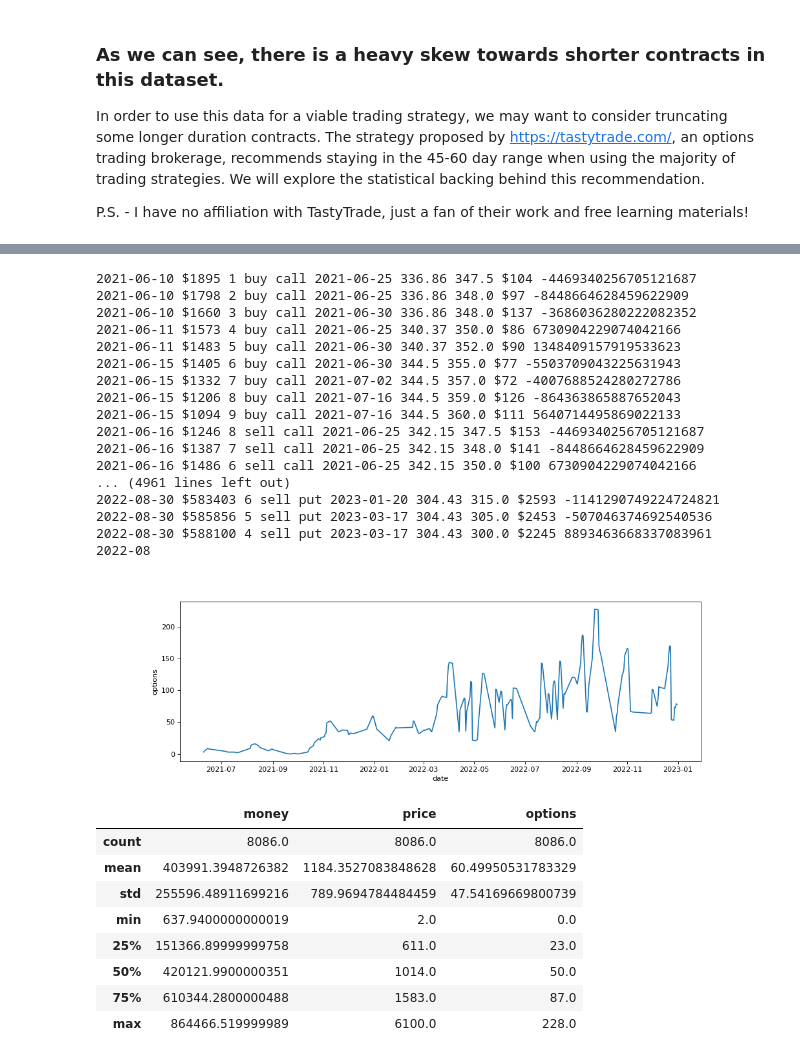
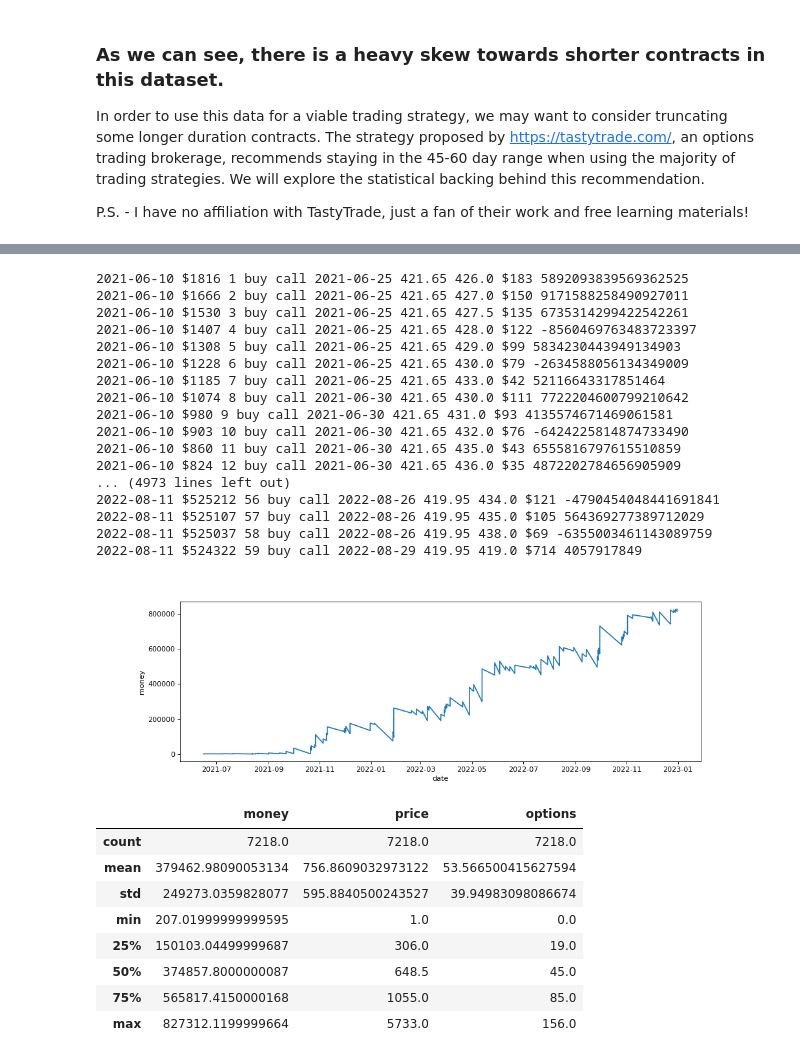
Before and after one commit to daneisburgh/invaas, a Jupyter notebook: notebooks/options-historical-test.ipynb, the cells around one changed output, grey strips where cells are left out. Drawn from its saved outputs; the diff is of its cells as text; code cells hidden in the pictures.

```diff
--- a/notebooks/options-historical-test.ipynb
+++ b/notebooks/options-historical-test.ipynb
@@ -10,8 +10,8 @@ pd.options.display.max_columns = 100
 pd.options.display.max_rows = 100
 
 dfs = []
-directory_path = "data/qqq-options-data-2020-2022"
-# directory_path = "data/spy-options-data-2020-2022"
+# directory_path = "data/qqq-options-data-2020-2022"
+directory_path = "data/spy-options-data-2020-2022"
 
 for dirname, _, filenames in os.walk(directory_path):
     for filename in filenames:
@@ -251,6 +251,7 @@ for index, row in df_option_history.iterrows():
     owned_options = owned_options_not_sold
 
     max_buy_price = money / 10
+    max_buy_amount = 25
     call_ask_price = row.C_ASK * 100
     put_ask_price = row.P_ASK * 100
 
@@ -262,7 +263,8 @@ for index, row in df_option_history.iterrows():
             and call_ask_price <= max_buy_price
             and money >= call_ask_price
             and len([x for x in owned_options if x["OPTION_ID"] == row.OPTION_ID]) == 0
-            # and len([x for x in owned_options if x["side"] == "call" and x["purchase_date"] == index_date]) <= 25
+            and len([x for x in owned_options if x["side"] == "call" and x["purchase_date"] == index_date])
+            <= max_buy_amount
         ):
             money -= call_ask_price + contract_fee
             option_to_buy = row.to_dict()
@@ -288,7 +290,8 @@ for index, row in df_option_history.iterrows():
             and put_ask_price <= max_buy_price
             and money >= put_ask_price
             and len([x for x in owned_options if x["OPTION_ID"] == row.OPTION_ID]) == 0
-            # and len([x for x in owned_options if x["side"] == "put" and x["purchase_date"] == index_date]) <= 25
+            and len([x for x in owned_options if x["side"] == "put" and x["purchase_date"] == index_date])
+            <= max_buy_amount
         ):
             money -= put_ask_price + contract_fee
             option_to_buy = row.to_dict()
@@ -311,20 +314,20 @@ for index, row in df_option_history.iterrows():
 print(f"Start money: ${start_money:.2f}")
 print(f"End money: ${money:.2f} ({(money-start_money)/start_money*100:.2f}%)")
 # %% [output]
-2021-06-10 $1895 1 buy call 2021-06-25 336.86 347.5 $104 -4469340256705121687
-2021-06-10 $1798 2 buy call 2021-06-25 336.86 348.0 $97 -8448664628459622909
-2021-06-10 $1660 3 buy call 2021-06-30 336.86 348.0 $137 -3686036280222082352
-2021-06-11 $1573 4 buy call 2021-06-25 340.37 350.0 $86 6730904229074042166
-2021-06-11 $1483 5 buy call 2021-06-30 340.37 352.0 $90 1348409157919533623
-2021-06-15 $1405 6 buy call 2021-06-30 344.5 355.0 $77 -5503709043225631943
-2021-06-15 $1332 7 buy call 2021-07-02 344.5 357.0 $72 -4007688524280272786
-2021-06-15 $1206 8 buy call 2021-07-16 344.5 359.0 $126 -864363865887652043
-2021-06-15 $1094 9 buy call 2021-07-16 344.5 360.0 $111 5640714495869022133
-2021-06-16 $1246 8 sell call 2021-06-25 342.15 347.5 $153 -4469340256705121687
-2021-06-16 $1387 7 sell call 2021-06-25 342.15 348.0 $141 -8448664628459622909
-2021-06-16 $1486 6 sell call 2021-06-25 342.15 350.0 $100 6730904229074042166
-... (4961 lines left out)
-2022-08-30 $583403 6 sell put 2023-01-20 304.43 315.0 $2593 -1141290749224724821
-2022-08-30 $585856 5 sell put 2023-03-17 304.43 305.0 $2453 -507046374692540536
-2022-08-30 $588100 4 sell put 2023-03-17 304.43 300.0 $2245 8893463668337083961
-2022-08
+2021-06-10 $1816 1 buy call 2021-06-25 421.65 426.0 $183 5892093839569362525
+2021-06-10 $1666 2 buy call 2021-06-25 421.65 427.0 $150 9171588258490927011
+2021-06-10 $1530 3 buy call 2021-06-25 421.65 427.5 $135 6735314299422542261
+2021-06-10 $1407 4 buy call 2021-06-25 421.65 428.0 $122 -8560469763483723397
+2021-06-10 $1308 5 buy call 2021-06-25 421.65 429.0 $99 5834230443949134903
+2021-06-10 $1228 6 buy call 2021-06-25 421.65 430.0 $79 -2634588056134349009
+2021-06-10 $1185 7 buy call 2021-06-25 421.65 433.0 $42 52116643317851464
+2021-06-10 $1074 8 buy call 2021-06-30 421.65 430.0 $111 7722204600799210642
+2021-06-10 $980 9 buy call 2021-06-30 421.65 431.0 $93 4135574671469061581
+2021-06-10 $903 10 buy call 2021-06-30 421.65 432.0 $76 -6424225814874733490
+2021-06-10 $860 11 buy call 2021-06-30 421.65 435.0 $43 6555816797615510859
+2021-06-10 $824 12 buy call 2021-06-30 421.65 436.0 $35 4872202784656905909
+... (4973 lines left out)
+2022-08-11 $525212 56 buy call 2022-08-26 419.95 434.0 $121 -4790454048441691841
+2022-08-11 $525107 57 buy call 2022-08-26 419.95 435.0 $105 564369277389712029
+2022-08-11 $525037 58 buy call 2022-08-26 419.95 438.0 $69 -6355003461143089759
+2022-08-11 $524322 59 buy call 2022-08-29 419.95 419.0 $714 4057917849
@@ -343,27 +334,31 @@ print(f"End money: ${money:.2f} ({(money-start_money)/start_money*100:.2f}%)")
 # %%
 from matplotlib.pyplot import figure
 
 figure(figsize=(13, 4), dpi=80)
 
 df_trades = pd.DataFrame(trade_data)
-# field_to_plot = "money"
+
+field_to_plot = "money"
+df_trades_plot = df_trades.loc[(df_trades["side"] == "sell")]
 # df_trades_plot = df_trades.loc[(df_trades["side"] == "sell") & (df_trades["options"] == 0)]
-field_to_plot = "options"
-df_trades_plot = df_trades.groupby(["date"]).max("options").reset_index()
+
+# field_to_plot = "options"
+# df_trades_plot = df_trades.groupby(["date"]).max("options").reset_index()
+
 plt.clf()
 plt.plot(pd.to_datetime(df_trades_plot["date"]), df_trades_plot[field_to_plot])
 plt.xlabel("date")
 plt.ylabel(field_to_plot)
 plt.show()
 df_trades.describe().astype(str)
 # %% [output]
-[figure, old version]
+[figure, new version]
 |  | money | price | options |
-| count | 8086.0 | 8086.0 | 8086.0 |
-| mean | 403991.3948726382 | 1184.3527083848628 | 60.49950531783329 |
-| std | 255596.48911699216 | 789.9694784484459 | 47.54169669800739 |
-| min | 637.9400000000019 | 2.0 | 0.0 |
-| 25% | 151366.89999999758 | 611.0 | 23.0 |
-| 50% | 420121.9900000351 | 1014.0 | 50.0 |
-| 75% | 610344.2800000488 | 1583.0 | 87.0 |
-| max | 864466.519999989 | 6100.0 | 228.0 |
+| count | 7218.0 | 7218.0 | 7218.0 |
+| mean | 379462.98090053134 | 756.8609032973122 | 53.566500415627594 |
+| std | 249273.0359828077 | 595.8840500243527 | 39.94983098086674 |
+| min | 207.01999999999595 | 1.0 | 0.0 |
+| 25% | 150103.04499999687 | 306.0 | 19.0 |
+| 50% | 374857.8000000087 | 648.5 | 45.0 |
+| 75% | 565817.4150000168 | 1055.0 | 85.0 |
+| max | 827312.1199999664 | 5733.0 | 156.0 |
```
Also changed, not shown: parts of 6 cells of this notebook, 1 other file.
